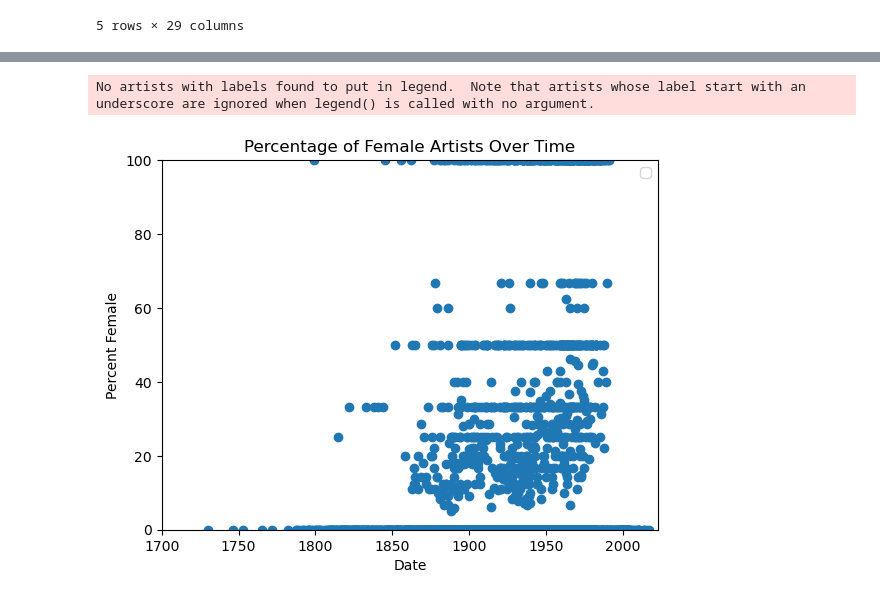
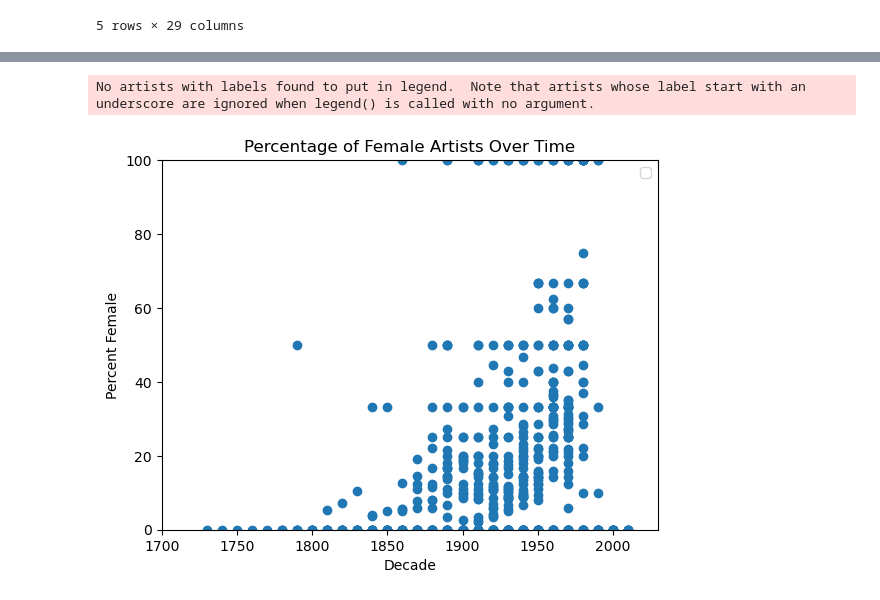
Before and after one commit to Isabelle-Raad/Final_Project_1, a Jupyter notebook: Percent_female.ipynb, the cells around one changed output, grey strips where cells are left out. Cells and saved outputs as stored; diff of their text form; code cells hidden in the pictures.

Commit message:
updating graphics

```diff
--- a/Percent_female.ipynb
+++ b/Percent_female.ipynb
@@ -46,7 +48,6 @@ artists_df.head()
 # %%
 # Make percent_female df
-percent_female = artists_df.iloc[:, [3,5,9]]
-percent_female = percent_female.groupby(['Nationality', 'BeginDate']).mean()
+percent_female = artists_df.groupby(['Nationality', 'BeginDate']).sum()
 percent_female = percent_female.reset_index()
 percent_female
 # %% [output]
@@ -83,0 +85,9 @@ percent_female
+# %%
+def end0(x):
+    x = str(x)[:-1] + '0'
+    return x
+# %%
+percent_female['Decade'] = percent_female['BeginDate'].apply(end0)
+percent_female = percent_female.iloc[:, [0,2,3,4]]
+percent_female['Decade'] = percent_female['Decade'].astype(int)
+percent_female
@@ -83,0 +113,5 @@ percent_female
+# %%
+percent_female = percent_female.groupby(['Nationality', 'Decade']).sum()
+percent_female['percent_female'] = percent_female['female_count'] / percent_female['total'] * 100
+percent_female = percent_female.reset_index()
+percent_female
@@ -84,22 +132,18 @@ percent_female
 # %%
-x_axis = percent_female['BeginDate']
-y_axis = percent_female['female_count']*100
-labels = percent_female['Nationality']
-
 # Create the plot and add a label for the legend.
-plt.scatter(x_axis, y_axis)
+plt.scatter(percent_female['Decade'], percent_female['percent_female'])
 # Create labels for the x and y axes.
-plt.xlabel("Date")
+plt.xlabel("Decade")
 plt.ylabel("Percent Female")
 # Set the y limit between 0 and 100.
 plt.ylim(0, 100)
-plt.xlim(1700,2023)
+plt.xlim(1700, 2030)
 # Create a title.
 plt.title("Percentage of Female Artists Over Time")
 # Add the legend.
-plt.legend()
+# plt.legend()
 # Show the plot.
 plt.show()
 # %% [output]
 No artists with labels found to put in legend.  Note that artists whose label start with an underscore are ignored when legend() is called with no argument.
-[figure, old version]
+[figure, new version]
```
Also changed, not shown: parts of 8 cells of this notebook.
